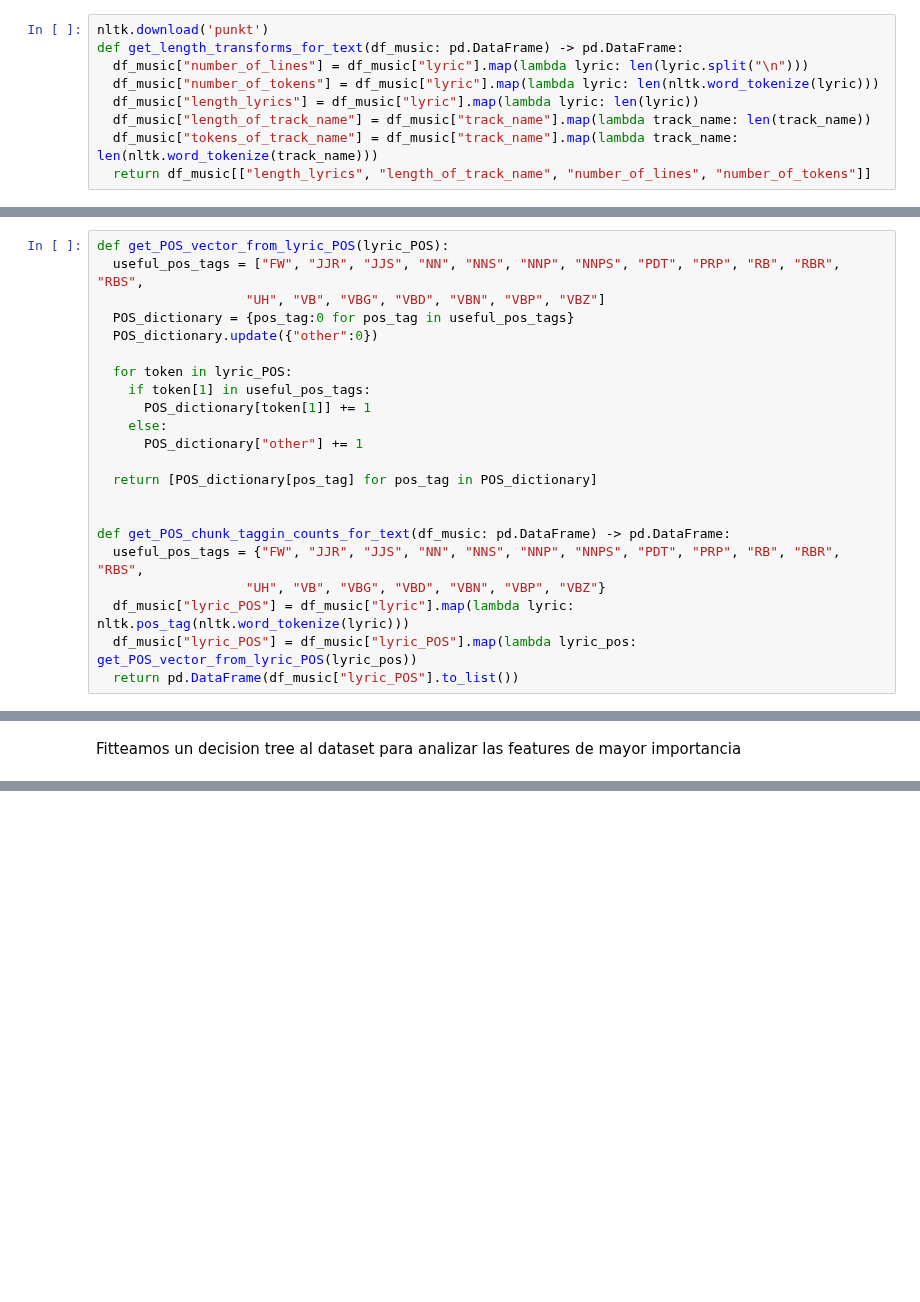
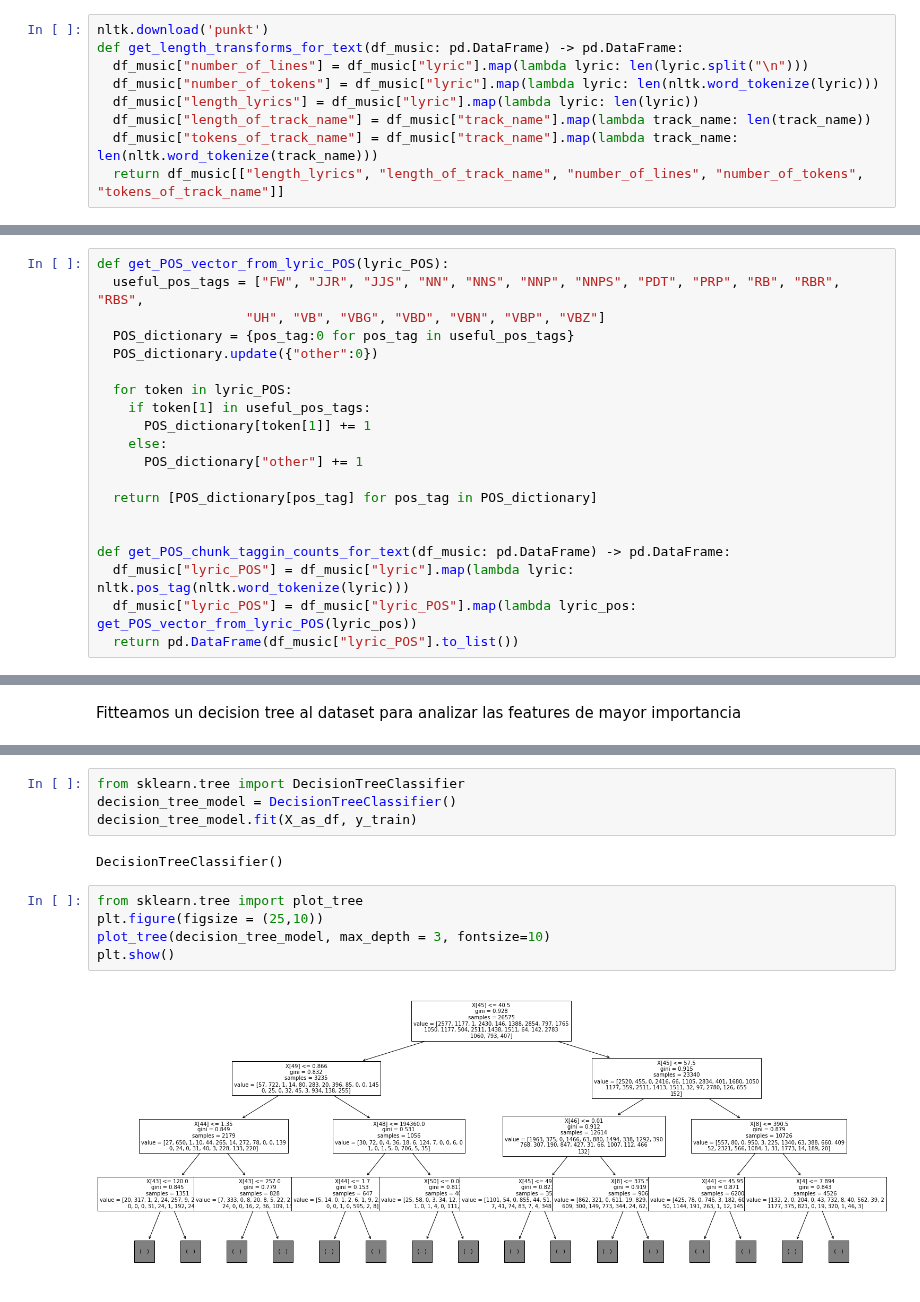
Before and after one commit to Nacho2904/orga_de_datos, a Jupyter notebook: tp3_parte_2.ipynb, the cells around one changed output, grey strips where cells are left out. Cells and saved outputs as stored; diff of their text form; blank space fills up the shorter version.

```diff
--- a/tp3_parte_2.ipynb
+++ b/tp3_parte_2.ipynb
@@ -102,6 +103,6 @@ def get_length_transforms_for_text(df_music: pd.DataFrame) -> pd.DataFrame:
   df_music["length_lyrics"] = df_music["lyric"].map(lambda lyric: len(lyric))
   df_music["length_of_track_name"] = df_music["track_name"].map(lambda track_name: len(track_name))
   df_music["tokens_of_track_name"] = df_music["track_name"].map(lambda track_name: len(nltk.word_tokenize(track_name)))
-  return df_music[["length_lyrics", "length_of_track_name", "number_of_lines", "number_of_tokens"]]
+  return df_music[["length_lyrics", "length_of_track_name", "number_of_lines", "number_of_tokens", "tokens_of_track_name"]]
 # %% [output]
 [nltk_data] Downloading package punkt to /root/nltk_data...
@@ -134,8 +135,6 @@ def get_POS_vector_from_lyric_POS(lyric_POS):
 
 
 def get_POS_chunk_taggin_counts_for_text(df_music: pd.DataFrame) -> pd.DataFrame:
-  useful_pos_tags = {"FW", "JJR", "JJS", "NN", "NNS", "NNP", "NNPS", "PDT", "PRP", "RB", "RBR", "RBS",
-                   "UH", "VB", "VBG", "VBD", "VBN", "VBP", "VBZ"}
   df_music["lyric_POS"] = df_music["lyric"].map(lambda lyric: nltk.pos_tag(nltk.word_tokenize(lyric)))
   df_music["lyric_POS"] = df_music["lyric_POS"].map(lambda lyric_pos: get_POS_vector_from_lyric_POS(lyric_pos))
   return pd.DataFrame(df_music["lyric_POS"].to_list())
@@ -261,0 +275,13 @@ Fitteamos un decision tree al dataset para analizar las features de mayor import
+# %%
+from sklearn.tree import DecisionTreeClassifier
+decision_tree_model = DecisionTreeClassifier()
+decision_tree_model.fit(X_as_df, y_train)
+# %% [output]
+DecisionTreeClassifier()
+# %%
+from sklearn.tree import plot_tree
+plt.figure(figsize = (25,10))
+plot_tree(decision_tree_model, max_depth = 3, fontsize=10)
+plt.show()
+# %% [output]
+[figure, added]
```
Also changed, not shown: parts of 12 cells of this notebook.
